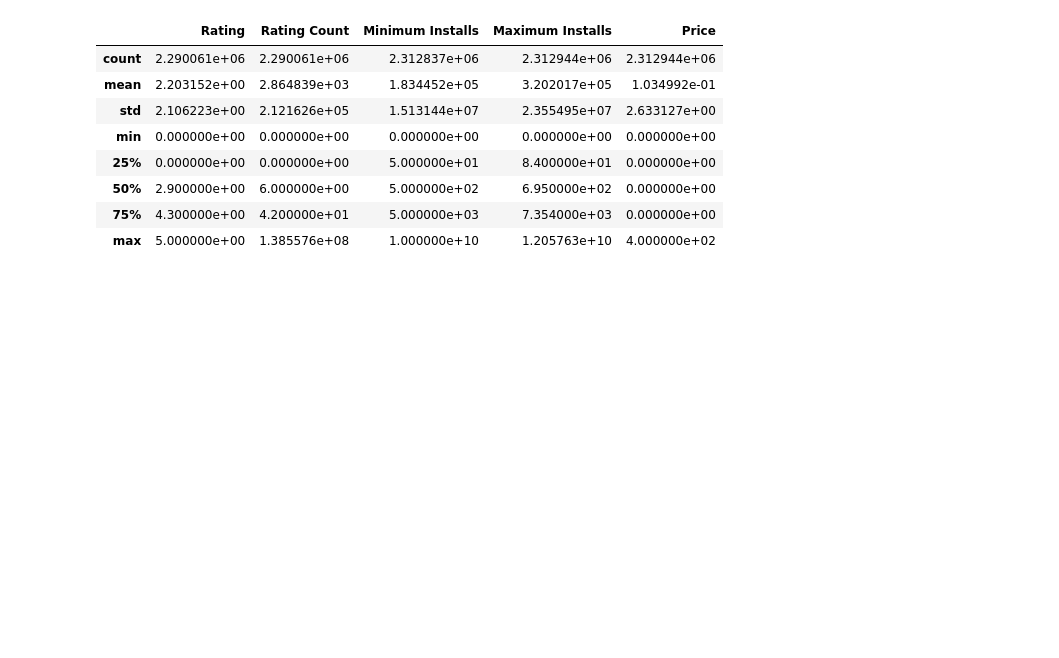
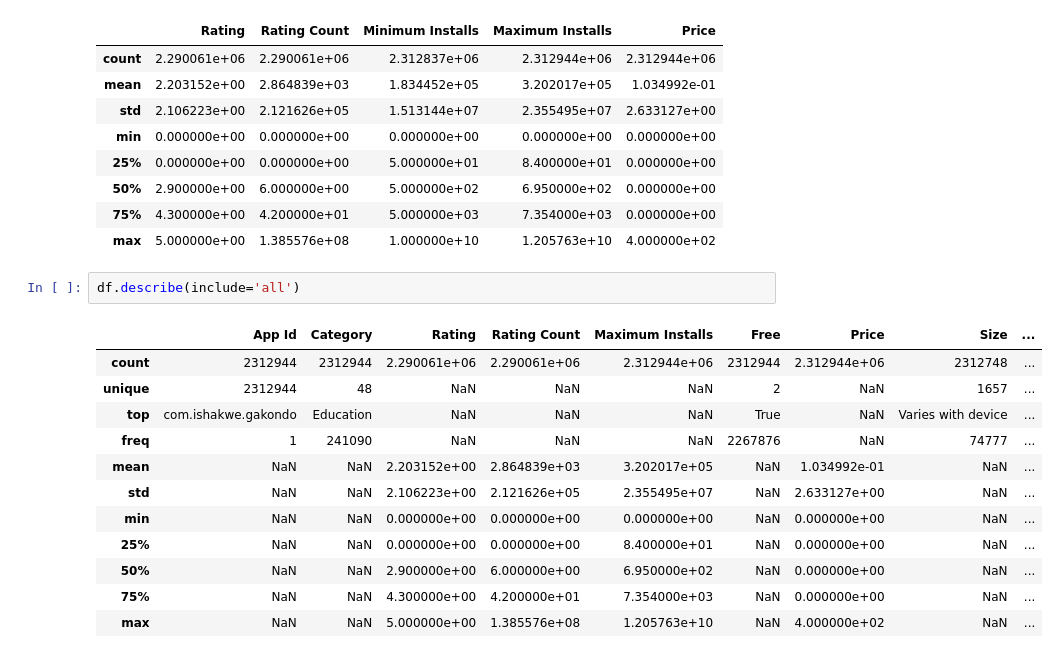
Before and after one commit to LSpekschoor/SDP_PO_123, a Jupyter notebook: Analyse.ipynb, the cells around one changed output. Drawn from its saved outputs; the diff is of its cells as text; blank space fills up the shorter version.

```diff
--- a/Analyse.ipynb
+++ b/Analyse.ipynb
@@ -51,3 +74,18 @@ df.describe()
 | 50% | 2.900000e+00 | 6.000000e+00 | 5.000000e+02 | 6.950000e+02 | 0.000000e+00 |
 | 75% | 4.300000e+00 | 4.200000e+01 | 5.000000e+03 | 7.354000e+03 | 0.000000e+00 |
 | max | 5.000000e+00 | 1.385576e+08 | 1.000000e+10 | 1.205763e+10 | 4.000000e+02 |
+# %%
+df.describe(include='all')
+# %% [output]
+|  | App Id | Category | Rating | Rating Count | Maximum Installs | Free | Price | Size | ... |
+| count | 2312944 | 2312944 | 2.290061e+06 | 2.290061e+06 | 2.312944e+06 | 2312944 | 2.312944e+06 | 2312748 | ... |
+| unique | 2312944 | 48 | NaN | NaN | NaN | 2 | NaN | 1657 | ... |
+| top | com.ishakwe.gakondo | Education | NaN | NaN | NaN | True | NaN | Varies with device | ... |
+| freq | 1 | 241090 | NaN | NaN | NaN | 2267876 | NaN | 74777 | ... |
+| mean | NaN | NaN | 2.203152e+00 | 2.864839e+03 | 3.202017e+05 | NaN | 1.034992e-01 | NaN | ... |
+| std | NaN | NaN | 2.106223e+00 | 2.121626e+05 | 2.355495e+07 | NaN | 2.633127e+00 | NaN | ... |
+| min | NaN | NaN | 0.000000e+00 | 0.000000e+00 | 0.000000e+00 | NaN | 0.000000e+00 | NaN | ... |
+| 25% | NaN | NaN | 0.000000e+00 | 0.000000e+00 | 8.400000e+01 | NaN | 0.000000e+00 | NaN | ... |
+| 50% | NaN | NaN | 2.900000e+00 | 6.000000e+00 | 6.950000e+02 | NaN | 0.000000e+00 | NaN | ... |
+| 75% | NaN | NaN | 4.300000e+00 | 4.200000e+01 | 7.354000e+03 | NaN | 0.000000e+00 | NaN | ... |
+| max | NaN | NaN | 5.000000e+00 | 1.385576e+08 | 1.205763e+10 | NaN | 4.000000e+02 | NaN | ... |
```
Also changed, not shown: parts of 12 cells of this notebook.
